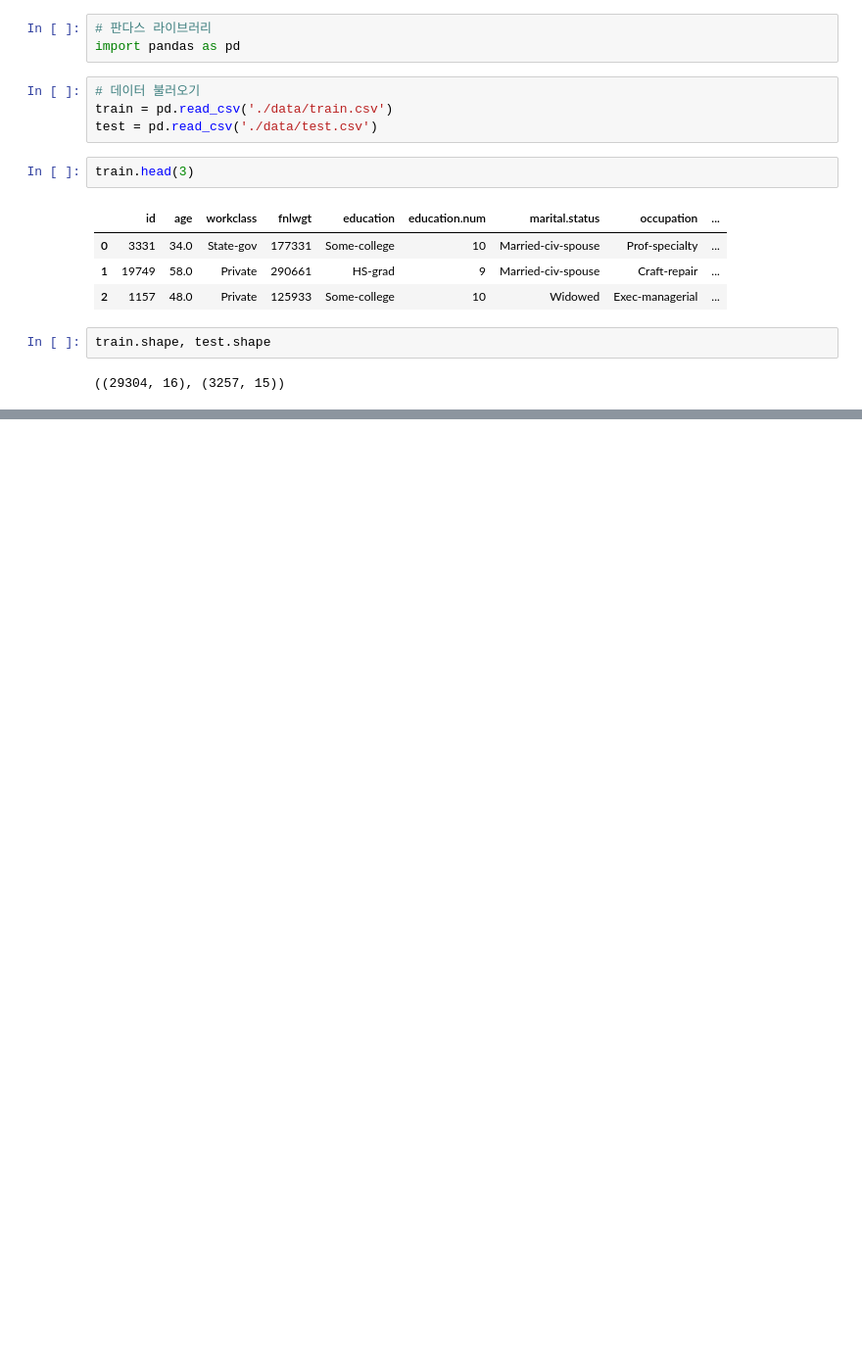
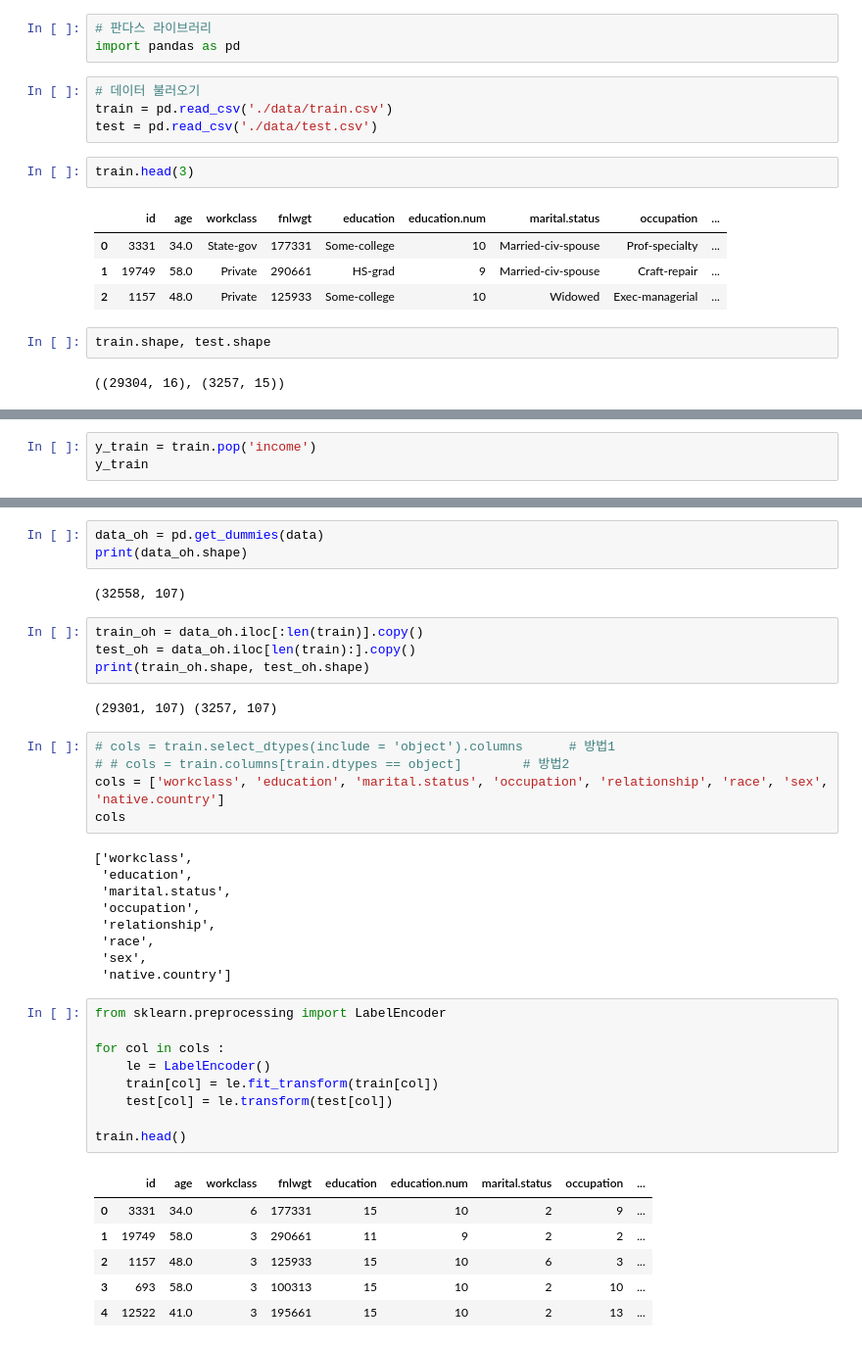
Before and after one commit to 240711AIBigData/BigDataCertification2, a Jupyter notebook: 02/02/part2_ch2.ipynb, the cells around one changed output, grey strips where cells are left out. Shown at 98% size. Drawn from its saved outputs; the diff is of its cells as text; blank space fills up the shorter version.

```diff
--- a/02/02/part2_ch2.ipynb
+++ b/02/02/part2_ch2.ipynb
@@ -18,0 +327,3 @@ train.shape, test.shape
+# %%
+y_train = train.pop('income')
+y_train
@@ -18,0 +356,41 @@ train.shape, test.shape
+# %%
+data_oh = pd.get_dummies(data)
+print(data_oh.shape)
+# %% [output]
+(32558, 107)
+# %%
+train_oh = data_oh.iloc[:len(train)].copy()
+test_oh = data_oh.iloc[len(train):].copy()
+print(train_oh.shape, test_oh.shape)
+# %% [output]
+(29301, 107) (3257, 107)
+# %%
+# cols = train.select_dtypes(include = 'object').columns      # 방법1
+# # cols = train.columns[train.dtypes == object]        # 방법2
+cols = ['workclass', 'education', 'marital.status', 'occupation', 'relationship', 'race', 'sex', 'native.country']
+cols
+# %% [output]
+['workclass',
+ 'education',
+ 'marital.status',
+ 'occupation',
+ 'relationship',
+ 'race',
+ 'sex',
+ 'native.country']
+# %%
+from sklearn.preprocessing import LabelEncoder
+
+for col in cols :
+    le = LabelEncoder()
+    train[col] = le.fit_transform(train[col])
+    test[col] = le.transform(test[col])
+
+train.head()
+# %% [output]
+|  | id | age | workclass | fnlwgt | education | education.num | marital.status | occupation | ... |
+| 0 | 3331 | 34.0 | 6 | 177331 | 15 | 10 | 2 | 9 | ... |
+| 1 | 19749 | 58.0 | 3 | 290661 | 11 | 9 | 2 | 2 | ... |
+| 2 | 1157 | 48.0 | 3 | 125933 | 15 | 10 | 6 | 3 | ... |
+| 3 | 693 | 58.0 | 3 | 100313 | 15 | 10 | 2 | 10 | ... |
+| 4 | 12522 | 41.0 | 3 | 195661 | 15 | 10 | 2 | 13 | ... |
```
Also changed, not shown: parts of 30 cells of this notebook.
